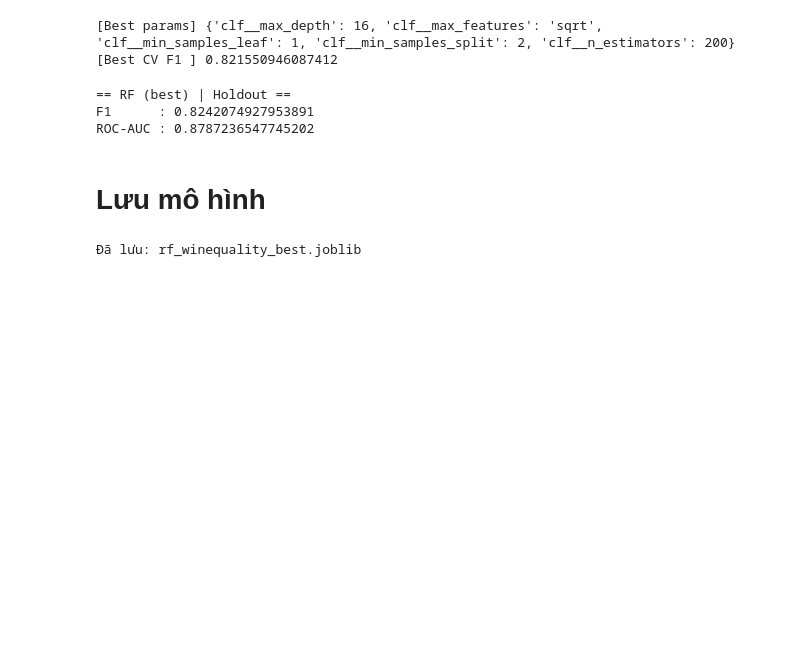
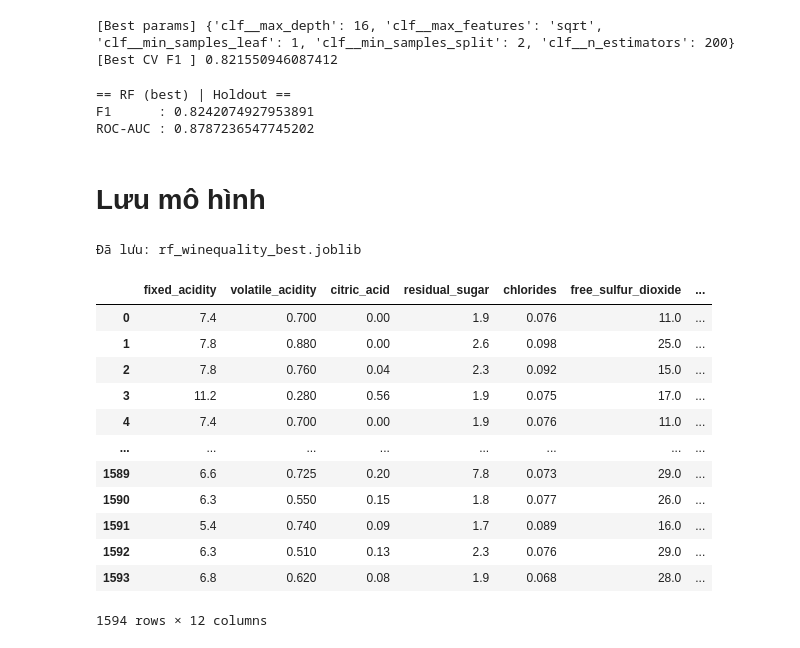
Before and after one commit to aquattda/ML_04, a Jupyter notebook: Do_An/Do_An_1.ipynb, the cells around one changed output. Cells and saved outputs as stored; diff of their text form; code cells hidden in the pictures; blank space fills up the shorter version.

```diff
--- a/Do_An/Do_An_1.ipynb
+++ b/Do_An/Do_An_1.ipynb
@@ -69,7 +69,7 @@ import joblib   # lưu/đọc pipeline đã huấn luyện: joblib.dump(...), jo
 # %% [markdown]
 ### 2.2. Nạp dữ liệu (Load Dataset)
 # %%
-winequality_df = pd.read_csv("winequality-red.csv")
+winequality_df = pd.read_csv("../dataset/winequality-red.csv")
 winequality_df.head() # hiển thị 5 rows đầu tiên của dataset, head(default = 5)
 # %% [output]
 |  | fixed acidity | volatile acidity | citric acid | residual sugar | chlorides | free sulfur dioxide | ... |
@@ -343,2 +347,18 @@ print("Đã lưu: rf_winequality_best.joblib")
 # %% [output]
 Đã lưu: rf_winequality_best.joblib
+# %%
+winequality_df.head(-5)
+# %% [output]
+|  | fixed_acidity | volatile_acidity | citric_acid | residual_sugar | chlorides | free_sulfur_dioxide | ... |
+| 0 | 7.4 | 0.700 | 0.00 | 1.9 | 0.076 | 11.0 | ... |
+| 1 | 7.8 | 0.880 | 0.00 | 2.6 | 0.098 | 25.0 | ... |
+| 2 | 7.8 | 0.760 | 0.04 | 2.3 | 0.092 | 15.0 | ... |
+| 3 | 11.2 | 0.280 | 0.56 | 1.9 | 0.075 | 17.0 | ... |
+| 4 | 7.4 | 0.700 | 0.00 | 1.9 | 0.076 | 11.0 | ... |
+| ... | ... | ... | ... | ... | ... | ... | ... |
+| 1589 | 6.6 | 0.725 | 0.20 | 7.8 | 0.073 | 29.0 | ... |
+| 1590 | 6.3 | 0.550 | 0.15 | 1.8 | 0.077 | 26.0 | ... |
+| 1591 | 5.4 | 0.740 | 0.09 | 1.7 | 0.089 | 16.0 | ... |
+| 1592 | 6.3 | 0.510 | 0.13 | 2.3 | 0.076 | 29.0 | ... |
+| 1593 | 6.8 | 0.620 | 0.08 | 1.9 | 0.068 | 28.0 | ... |
+1594 rows × 12 columns
```
Also changed, not shown: parts of 8 cells of this notebook, 6 other files.
